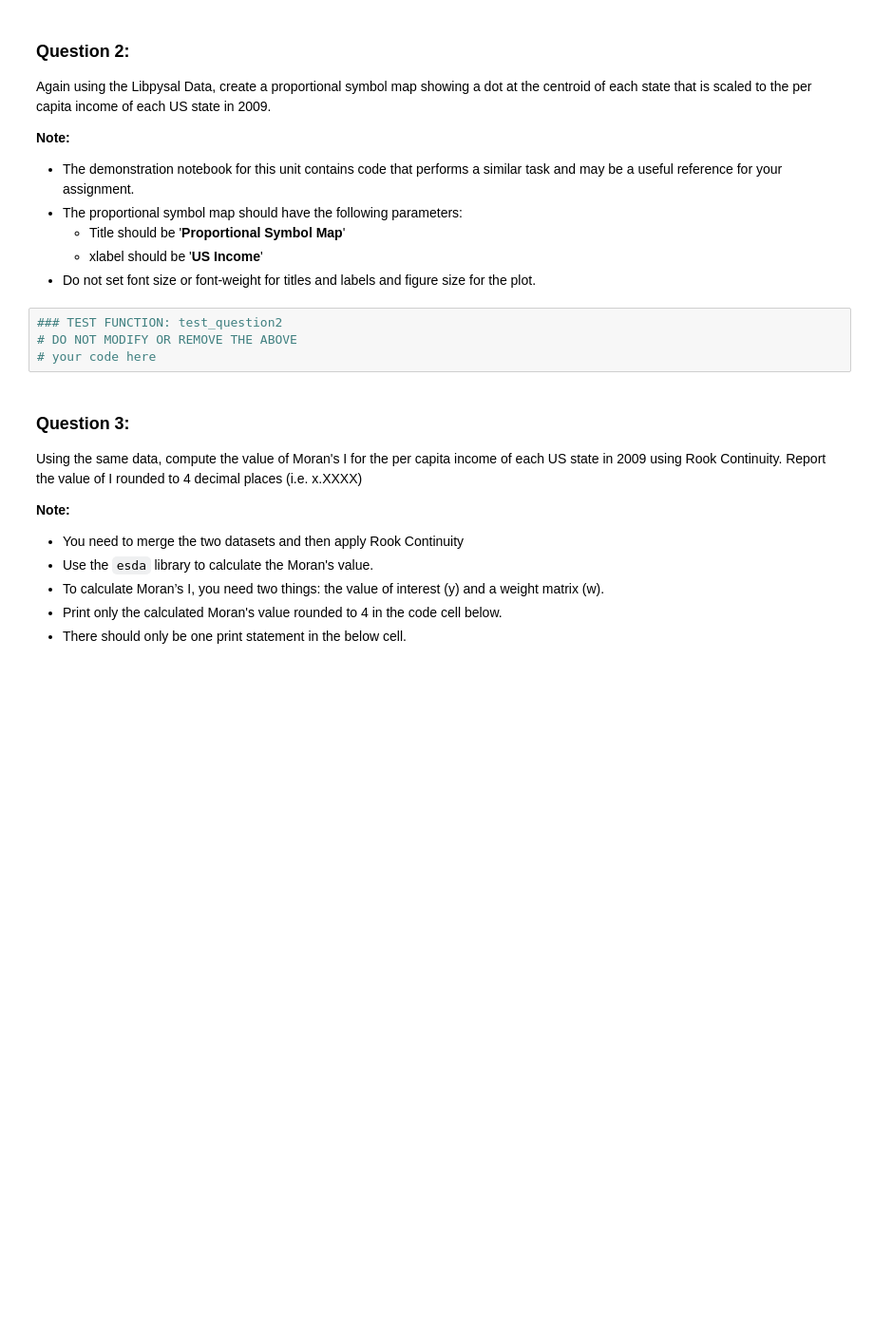
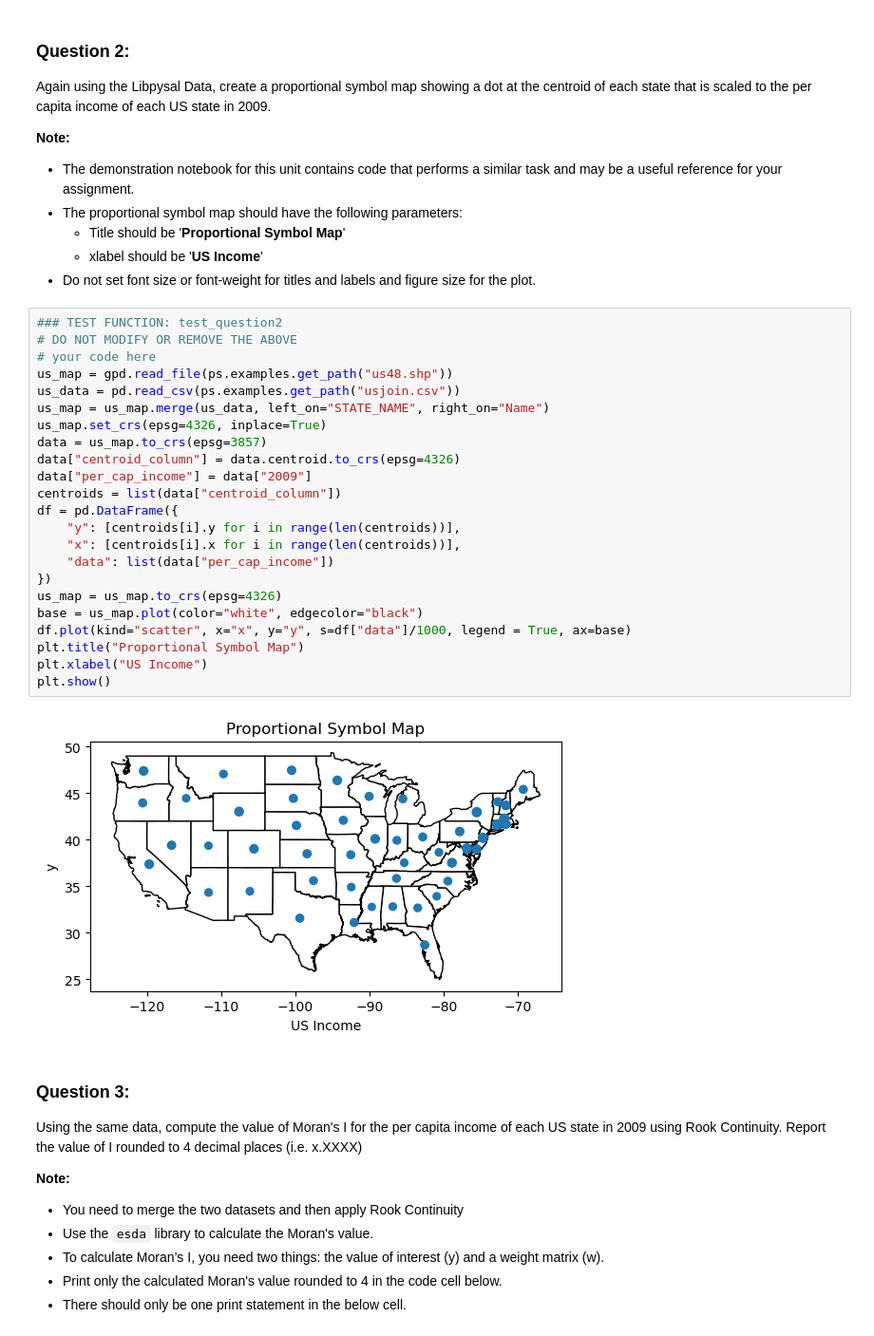
Before and after one commit to ctom4/CSE-578-Data-Visualization, a Jupyter notebook: CSE578 Assignments/CSE578 Assignment 5/Assignment5.ipynb, the cells around one changed output. Shown at 95% size. Saved outputs shown, nothing was run; the diff lists cells and outputs as text; blank space fills up the shorter version.

```diff
--- a/CSE578 Assignments/CSE578 Assignment 5/Assignment5.ipynb
+++ b/CSE578 Assignments/CSE578 Assignment 5/Assignment5.ipynb
@@ -27,10 +43,31 @@ Again using the Libpysal Data, create a proportional symbol map showing a dot at
     * Title should be '**Proportional Symbol Map**'
     * xlabel should be '**US Income**'
 * Do not set font size or font-weight for titles and labels and figure size for the plot.
-# %%
-### TEST FUNCTION: test_question2
-# DO NOT MODIFY OR REMOVE THE ABOVE
-# your code here
+# %%
+### TEST FUNCTION: test_question2
+# DO NOT MODIFY OR REMOVE THE ABOVE
+# your code here
+us_map = gpd.read_file(ps.examples.get_path("us48.shp"))
+us_data = pd.read_csv(ps.examples.get_path("usjoin.csv"))
+us_map = us_map.merge(us_data, left_on="STATE_NAME", right_on="Name")
+us_map.set_crs(epsg=4326, inplace=True)
+data = us_map.to_crs(epsg=3857)
+data["centroid_column"] = data.centroid.to_crs(epsg=4326)
+data["per_cap_income"] = data["2009"]
+centroids = list(data["centroid_column"])
+df = pd.DataFrame({
+    "y": [centroids[i].y for i in range(len(centroids))],
+    "x": [centroids[i].x for i in range(len(centroids))],
+    "data": list(data["per_cap_income"])
+})
+us_map = us_map.to_crs(epsg=4326)
+base = us_map.plot(color="white", edgecolor="black")
+df.plot(kind="scatter", x="x", y="y", s=df["data"]/1000, legend = True, ax=base)
+plt.title("Proportional Symbol Map")
+plt.xlabel("US Income")
+plt.show()
+# %% [output]
+[figure, added]
 # %% [markdown]
 ### **Question 3**:
 Using the same data, compute the value of Moran's I for the per capita income of each US state in 2009 using Rook Continuity. Report the value of I rounded to 4 decimal places (i.e. x.XXXX)
```
Also changed, not shown: parts of 6 cells of this notebook.
